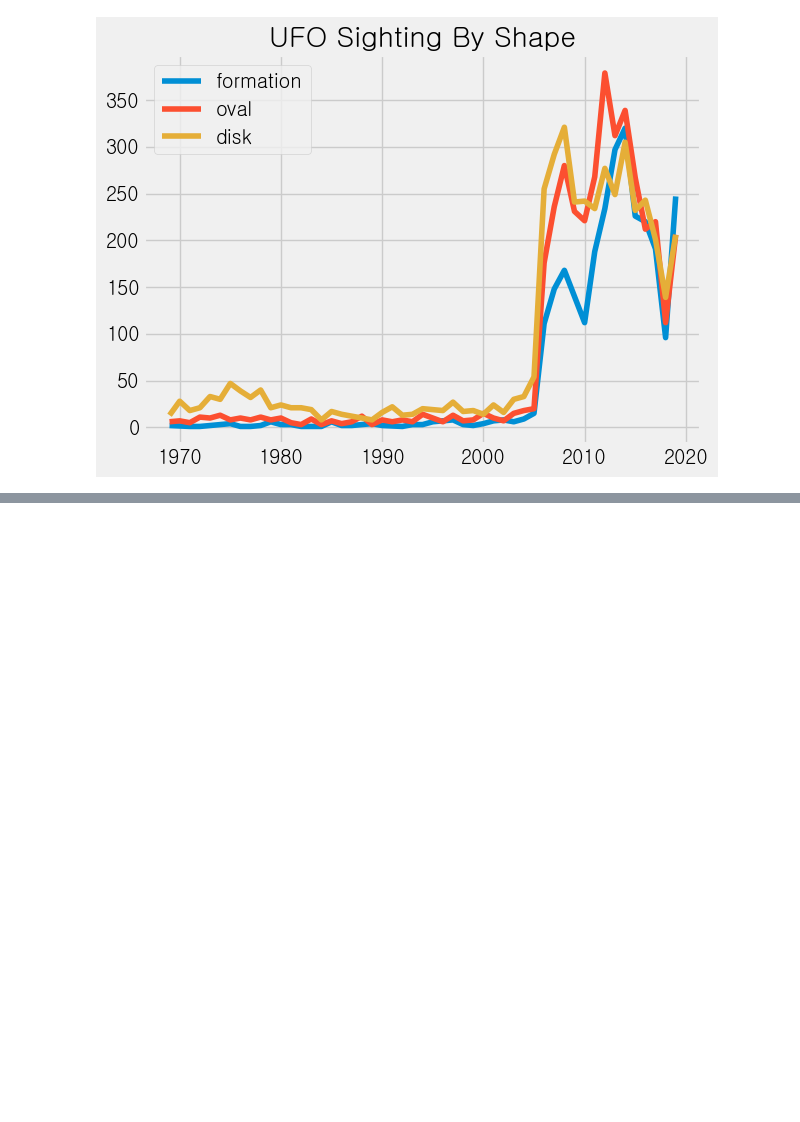
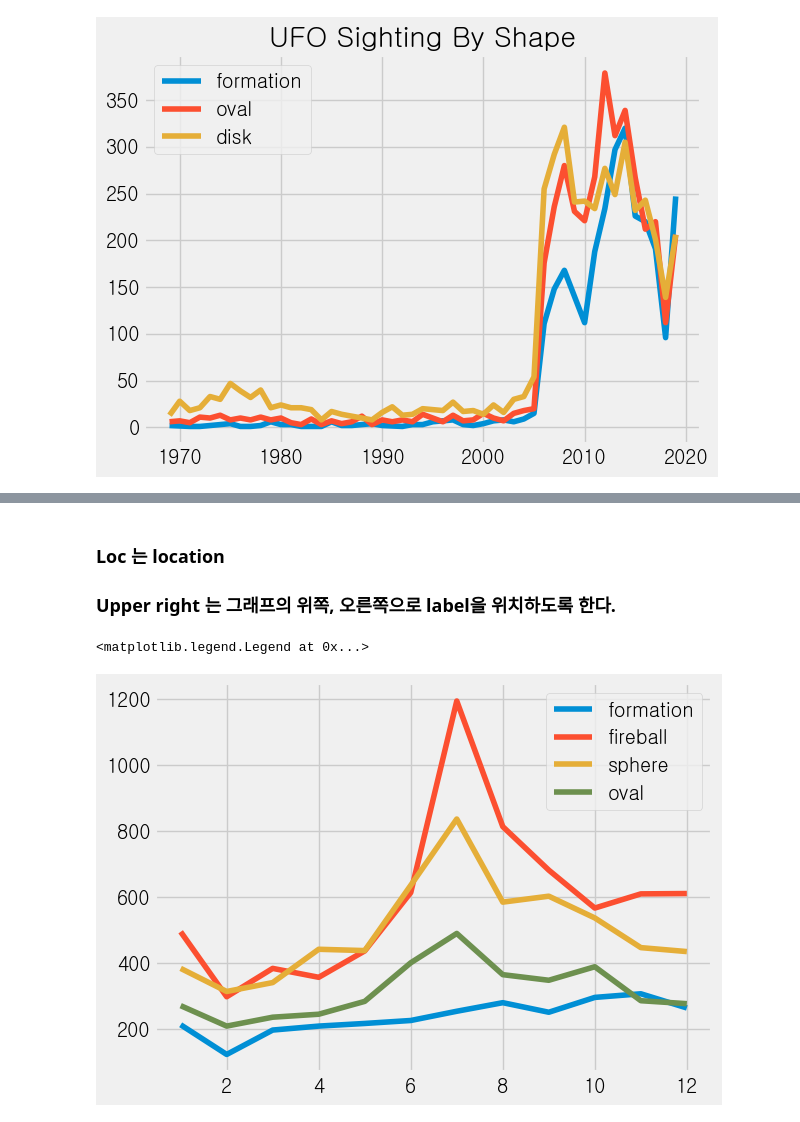
Before and after one commit to minseok06/python, a Jupyter notebook: 12강.ipynb, the cells around one changed output, grey strips where cells are left out. Cells and saved outputs as stored; diff of their text form; code cells hidden in the pictures; blank space fills up the shorter version.

```diff
--- a/12강.ipynb
+++ b/12강.ipynb
@@ -362,0 +375,12 @@ plt.legend()
+# %% [markdown]
+### Loc 는 location
+### Upper right 는 그래프의 위쪽, 오른쪽으로 label을 위치하도록 한다.
+# %%
+ufos[ufos["shape"]=="formation"].month.value_counts().sort_index().plot(label="formation")
+ufos[ufos["shape"]=="fireball"].month.value_counts().sort_index().plot(label="fireball")
+ufos[ufos["shape"]=="sphere"].month.value_counts().sort_index().plot(label="sphere")
+ufos[ufos["shape"]=="oval"].month.value_counts().sort_index().plot(label="oval")
+plt.legend(loc="upper right")
+# %% [output]
+<matplotlib.legend.Legend at 0x...>
+[figure, added]
```
Also changed, not shown: parts of 1 cell of this notebook.
